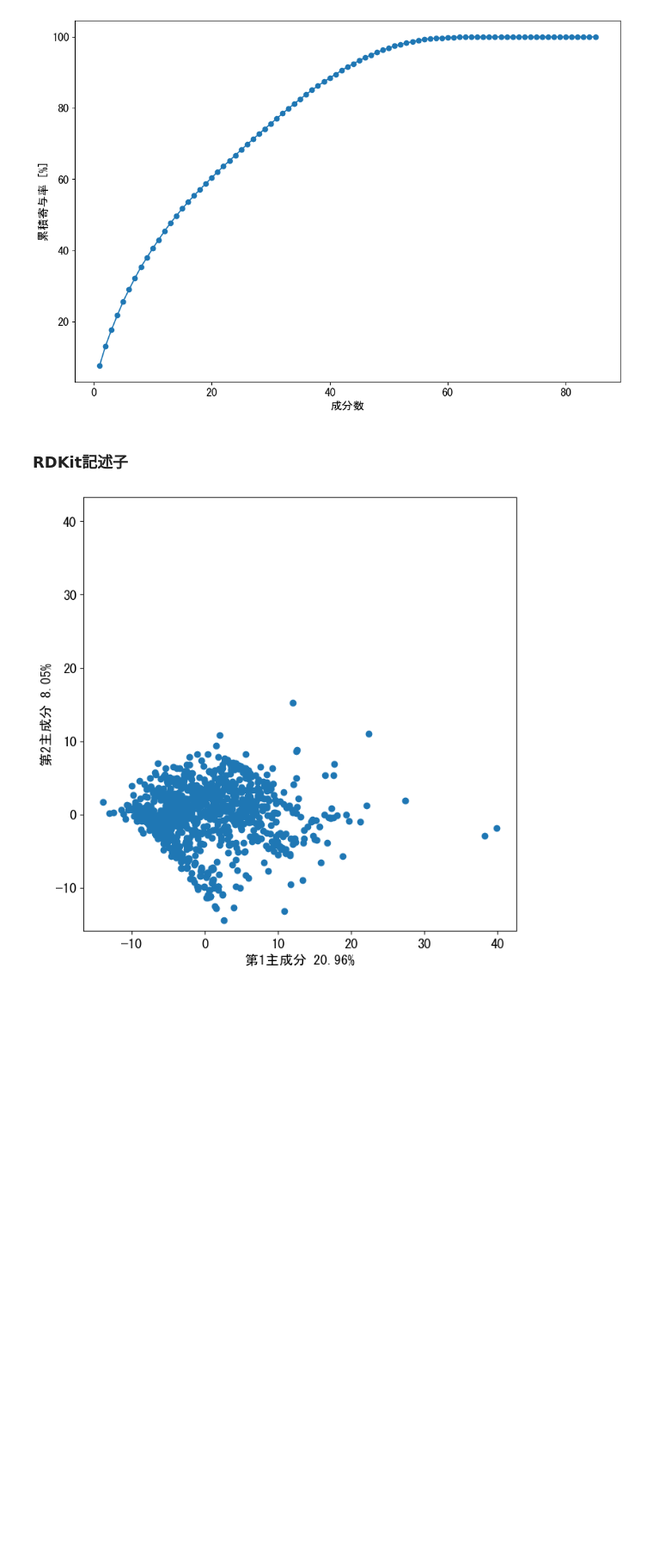
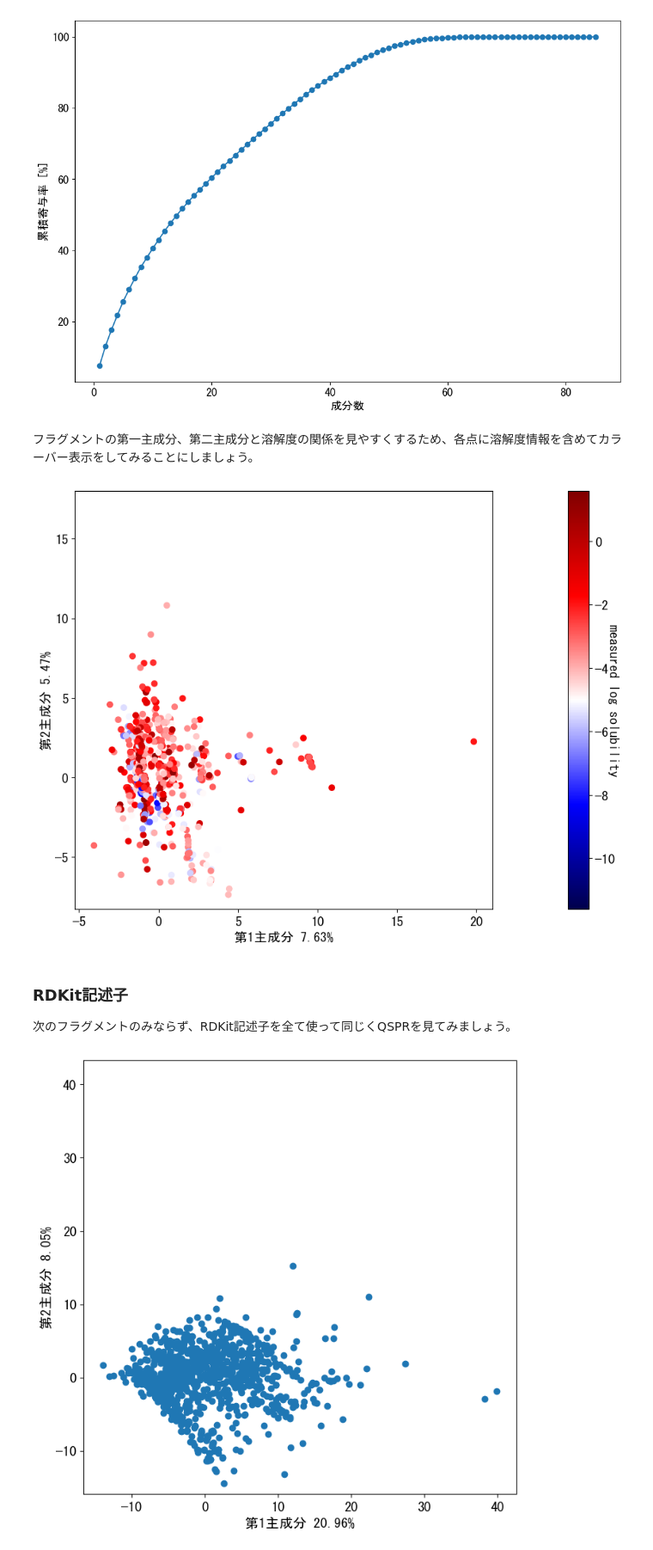
Before and after one commit to ARIM-Training/Training_python_4, a Jupyter notebook: 3_記述子計算_フラグメントカウント.ipynb, the cells around one changed output. Shown at 86% size. Saved outputs shown, nothing was run; the diff lists cells and outputs as text; code cells hidden in the pictures; blank space fills up the shorter version.

```diff
--- a/3_記述子計算_フラグメントカウント.ipynb
+++ b/3_記述子計算_フラグメントカウント.ipynb
@@ -185,6 +303,6 @@ print(str2.startswith("Chat", 8, 12))  # True (位置8から12の範囲で検索
 # %%
 def mol2freqs(mol):
-    " 85 部分構造の出現回数 "
+    " 部分構造の出現回数 "
     return list(map(lambda f: f(mol), list_functions))
 # %%
 func = mol2freqs
@@ -204,7 +322,8 @@ X
 1127    [0, 0, 0, 0, 0, 0, 0, 0, 0, 0, 0, 0, 0, 0, 0, ...
 Name: Mol, Length: 1128, dtype: object
 # %%
-X2 = np_array(X.tolist())
+from numpy import array
+X2 = array(X.tolist())
 X2
 # %% [output]
 array([[0, 7, 7, ..., 0, 0, 0],
@@ -362,5 +462,24 @@ plt.ylabel('累積寄与率 [%]')
 plt.show()
 # %% [output]
 [figure]
+# %% [markdown]
+フラグメントの第一主成分、第二主成分と溶解度の関係を見やすくするため、各点に溶解度情報を含めてカラーバー表示をしてみることにしましょう。
+# %%
+# 図5.2(a)　PCA第一主成分、第二主成分
+
+y = df['measured log solubility in mols per litre'].values
+
+plt.scatter(T[:,0],T[:,1], c=y, cmap=plt.cm.seismic)
+cbar = plt.colorbar()
+
+plt.xlabel('第1主成分 {:.2f}%'.format(ratio_[0]*100))
+plt.ylabel('第2主成分 {:.2f}%'.format(ratio_[1]*100))
+
+cbar.set_label('measured log solubility', rotation = 270)
+plt.axis('square')
+plt.show()
+# %% [output]
+[figure, new version]
 # %% [markdown]
 ### RDKit記述子
+次のフラグメントのみならず、RDKit記述子を全て使って同じくQSPRを見てみましょう。
```
Also changed, not shown: parts of 21 cells of this notebook, 8 other files.
